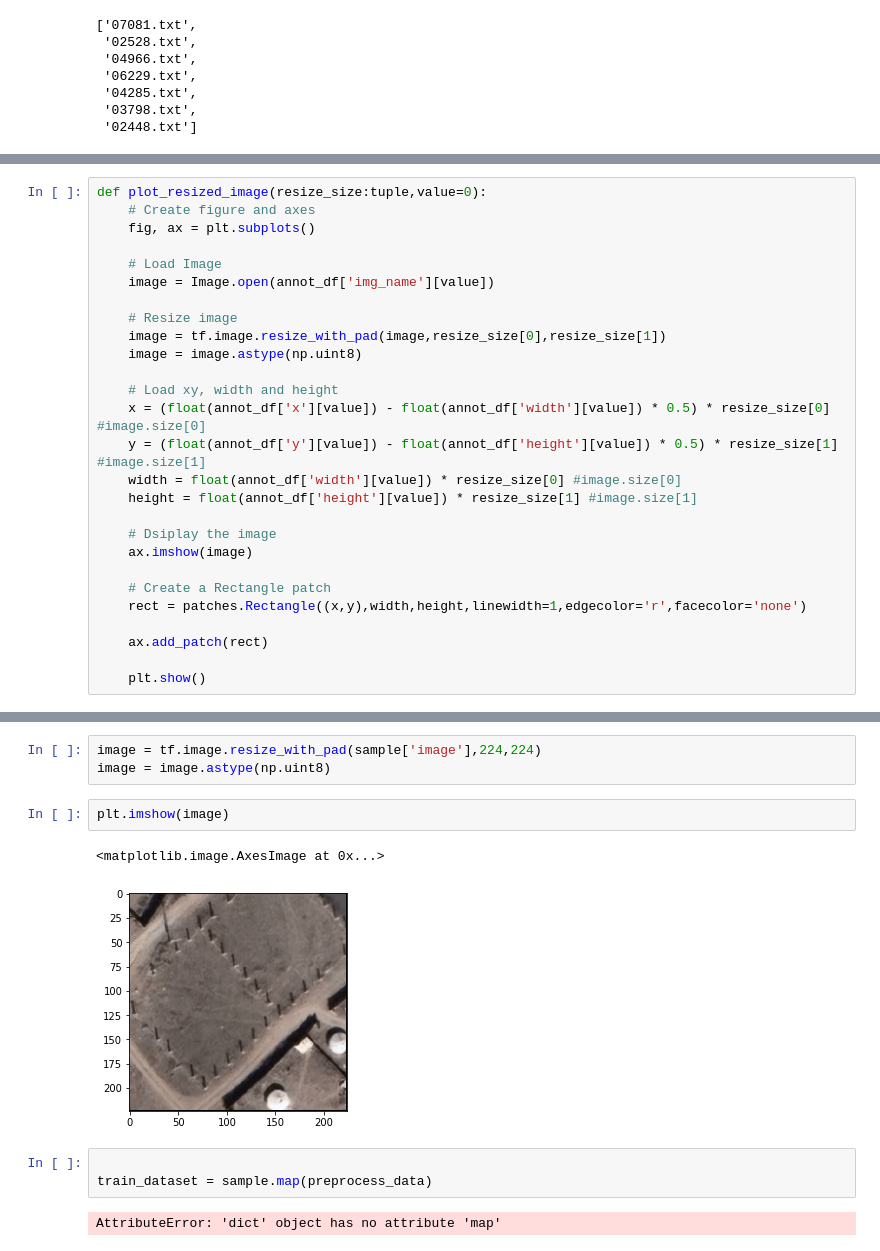
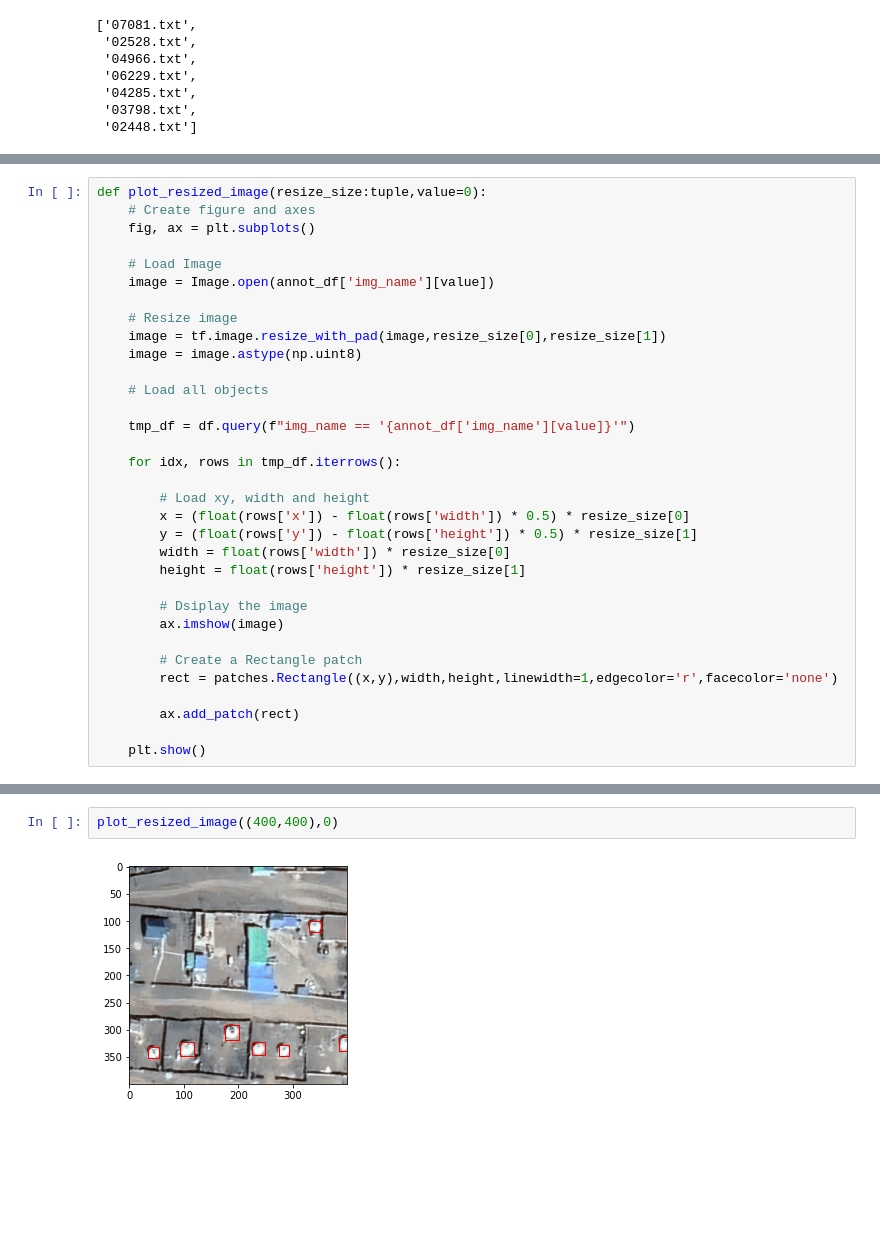
Before and after one commit to Nymbayar/Object-Detection-BB, a Jupyter notebook: notebooks/1.object_detection.ipynb, the cells around one changed output, grey strips where cells are left out. Saved outputs shown, nothing was run; the diff lists cells and outputs as text; blank space fills up the shorter version.

```diff
--- a/notebooks/1.object_detection.ipynb
+++ b/notebooks/1.object_detection.ipynb
@@ -93,18 +104,24 @@ def plot_resized_image(resize_size:tuple,value=0):
     image = tf.image.resize_with_pad(image,resize_size[0],resize_size[1])
     image = image.astype(np.uint8)
 
-    # Load xy, width and height
-    x = (float(annot_df['x'][value]) - float(annot_df['width'][value]) * 0.5) * resize_size[0] #image.size[0]
-    y = (float(annot_df['y'][value]) - float(annot_df['height'][value]) * 0.5) * resize_size[1] #image.size[1]
-    width = float(annot_df['width'][value]) * resize_size[0] #image.size[0]
-    height = float(annot_df['height'][value]) * resize_size[1] #image.size[1]
+    # Load all objects
 
-    # Dsiplay the image
-    ax.imshow(image)
+    tmp_df = df.query(f"img_name == '{annot_df['img_name'][value]}'")
 
-    # Create a Rectangle patch
-    rect = patches.Rectangle((x,y),width,height,linewidth=1,edgecolor='r',facecolor='none')
+    for idx, rows in tmp_df.iterrows():
 
-    ax.add_patch(rect)
+        # Load xy, width and height
+        x = (float(rows['x']) - float(rows['width']) * 0.5) * resize_size[0]
+        y = (float(rows['y']) - float(rows['height']) * 0.5) * resize_size[1]
+        width = float(rows['width']) * resize_size[0]
+        height = float(rows['height']) * resize_size[1]
+
+        # Dsiplay the image
+        ax.imshow(image)
+
+        # Create a Rectangle patch
+        rect = patches.Rectangle((x,y),width,height,linewidth=1,edgecolor='r',facecolor='none')
+
+        ax.add_patch(rect)
 
     plt.show()
@@ -115,13 +128,4 @@ plot_resized_image((300,300),2)
-# %%
-image = tf.image.resize_with_pad(sample['image'],224,224)
-image = image.astype(np.uint8)
-# %%
-plt.imshow(image)
-# %% [output]
-<matplotlib.image.AxesImage at 0x...>
-[figure, removed]
-# %%
-
-train_dataset = sample.map(preprocess_data)
-# %% [output]
-AttributeError: 'dict' object has no attribute 'map'
+# %%
+plot_resized_image((400,400),0)
+# %% [output]
+[figure, added]
```
Also changed, not shown: parts of 14 cells of this notebook.
